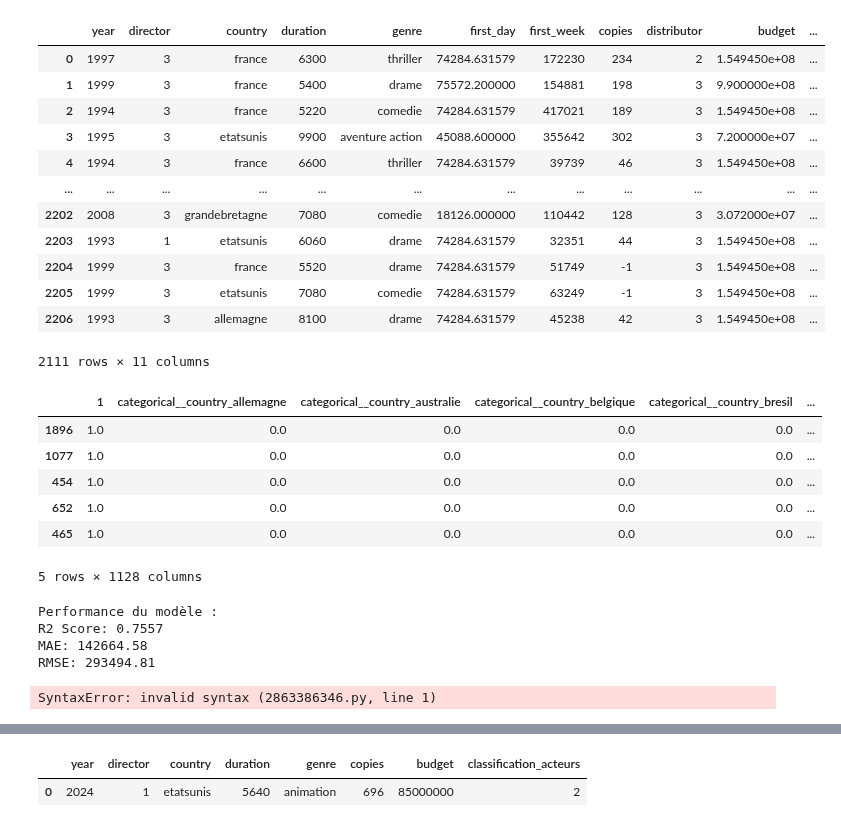
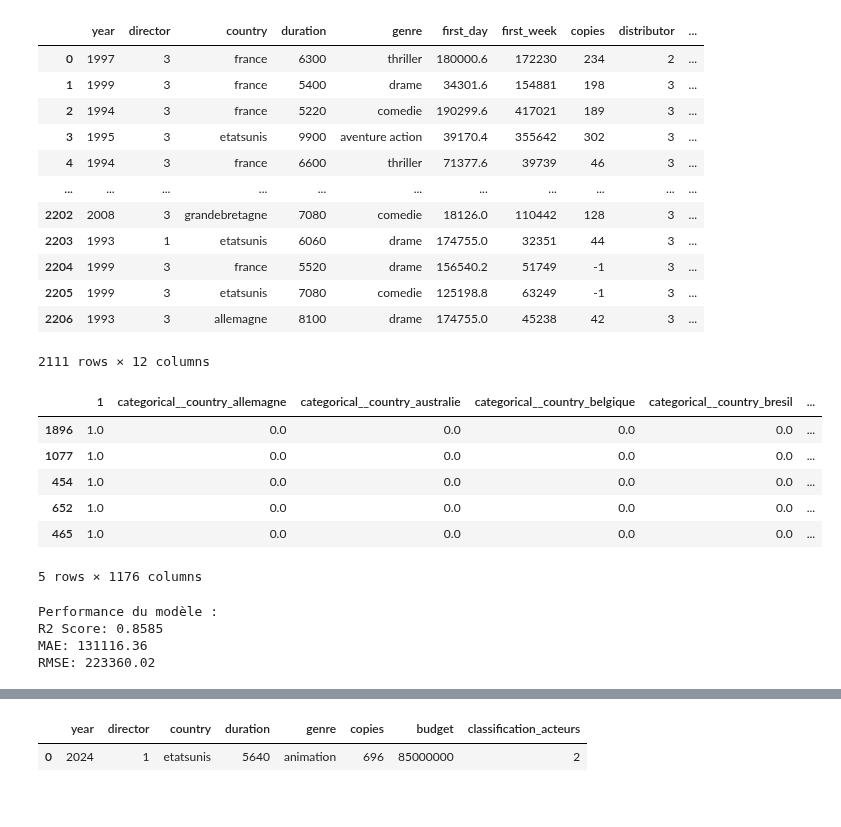
Before and after one commit to AFlo59/Brief_Popularity_Film, a Jupyter notebook: modelisation/model.ipynb, the cells around one changed output, grey strips where cells are left out. Cells and saved outputs as stored; diff of their text form; code cells hidden in the pictures.

Commit message:
BF-41 score 85

```diff
--- a/modelisation/model.ipynb
+++ b/modelisation/model.ipynb
@@ -10,24 +10,24 @@ from sklearn.compose import ColumnTransformer
 # %%
 data_path = "Dataset_analyse.csv"
 df = pd.read_csv(data_path)
 
 df = df.dropna()
-df = df.drop(["title","total_spectator","hebdo_rank","first_weekend","rating_press","rating_public","casting","visa","award","lang"], axis=1)
+df = df.drop(["title","total_spectator","hebdo_rank","first_weekend","rating_public","casting","visa","award","lang"], axis=1)
 df
 # %% [output]
-|  | year | director | country | duration | genre | first_day | first_week | copies | distributor | budget | ... |
-| 0 | 1997 | 3 | france | 6300 | thriller | 74284.631579 | 172230 | 234 | 2 | 1.549450e+08 | ... |
-| 1 | 1999 | 3 | france | 5400 | drame | 75572.200000 | 154881 | 198 | 3 | 9.900000e+08 | ... |
-| 2 | 1994 | 3 | france | 5220 | comedie | 74284.631579 | 417021 | 189 | 3 | 1.549450e+08 | ... |
-| 3 | 1995 | 3 | etatsunis | 9900 | aventure action | 45088.600000 | 355642 | 302 | 3 | 7.200000e+07 | ... |
-| 4 | 1994 | 3 | france | 6600 | thriller | 74284.631579 | 39739 | 46 | 3 | 1.549450e+08 | ... |
-| ... | ... | ... | ... | ... | ... | ... | ... | ... | ... | ... | ... |
-| 2202 | 2008 | 3 | grandebretagne | 7080 | comedie | 18126.000000 | 110442 | 128 | 3 | 3.072000e+07 | ... |
-| 2203 | 1993 | 1 | etatsunis | 6060 | drame | 74284.631579 | 32351 | 44 | 3 | 1.549450e+08 | ... |
-| 2204 | 1999 | 3 | france | 5520 | drame | 74284.631579 | 51749 | -1 | 3 | 1.549450e+08 | ... |
-| 2205 | 1999 | 3 | etatsunis | 7080 | comedie | 74284.631579 | 63249 | -1 | 3 | 1.549450e+08 | ... |
-| 2206 | 1993 | 3 | allemagne | 8100 | drame | 74284.631579 | 45238 | 42 | 3 | 1.549450e+08 | ... |
+|  | year | director | country | duration | genre | first_day | first_week | copies | distributor | ... |
+| 0 | 1997 | 3 | france | 6300 | thriller | 180000.6 | 172230 | 234 | 2 | ... |
+| 1 | 1999 | 3 | france | 5400 | drame | 34301.6 | 154881 | 198 | 3 | ... |
+| 2 | 1994 | 3 | france | 5220 | comedie | 190299.6 | 417021 | 189 | 3 | ... |
+| 3 | 1995 | 3 | etatsunis | 9900 | aventure action | 39170.4 | 355642 | 302 | 3 | ... |
+| 4 | 1994 | 3 | france | 6600 | thriller | 71377.6 | 39739 | 46 | 3 | ... |
+| ... | ... | ... | ... | ... | ... | ... | ... | ... | ... | ... |
+| 2202 | 2008 | 3 | grandebretagne | 7080 | comedie | 18126.0 | 110442 | 128 | 3 | ... |
+| 2203 | 1993 | 1 | etatsunis | 6060 | drame | 174755.0 | 32351 | 44 | 3 | ... |
+| 2204 | 1999 | 3 | france | 5520 | drame | 156540.2 | 51749 | -1 | 3 | ... |
+| 2205 | 1999 | 3 | etatsunis | 7080 | comedie | 125198.8 | 63249 | -1 | 3 | ... |
+| 2206 | 1993 | 3 | allemagne | 8100 | drame | 174755.0 | 45238 | 42 | 3 | ... |
-2111 rows × 11 columns
+2111 rows × 12 columns
 # %%
 X = df.drop(['first_week'], axis=1)
 y = df.first_week
@@ -69,7 +69,7 @@ xdata.head()
 | 454 | 1.0 | 0.0 | 0.0 | 0.0 | 0.0 | ... |
 | 652 | 1.0 | 0.0 | 0.0 | 0.0 | 0.0 | ... |
 | 465 | 1.0 | 0.0 | 0.0 | 0.0 | 0.0 | ... |
-5 rows × 1128 columns
+5 rows × 1176 columns
 # %%
 
 model = make_pipeline(
@@ -113,17 +113,30 @@ print(f"MAE: {mae:.2f}")
 print(f"RMSE: {rmse_cleaned:.2f}")
 # %% [output]
 Performance du modèle :
-R2 Score: 0.7557
-MAE: 142664.58
-RMSE: 293494.81
+R2 Score: 0.8585
+MAE: 131116.36
+RMSE: 223360.02
 # %%
--------------------------------------
----------------------------------------
------------------------------------------
-------------------------------------------
--------------------------------------------
+# -------------------------------------
+# ---------------------------------------
+# -----------------------------------------
+# ------------------------------------------
+# -------------------------------------------
+# -------------------------------------
+# ---------------------------------------
+# -----------------------------------------
+# ------------------------------------------
+# -------------------------------------------
+# -------------------------------------
+# ---------------------------------------
+# -----------------------------------------
+# ------------------------------------------
+# -------------------------------------------
+# -------------------------------------
+# ---------------------------------------
+# -----------------------------------------
+# ------------------------------------------
+# -------------------------------------------
-# %% [output]
-SyntaxError: invalid syntax (2863386346.py, line 1)
 # %%
 dfdf = pd.DataFrame(X_test)
 dfdf
```
Also changed, not shown: parts of 2 cells of this notebook, 1 other file.
